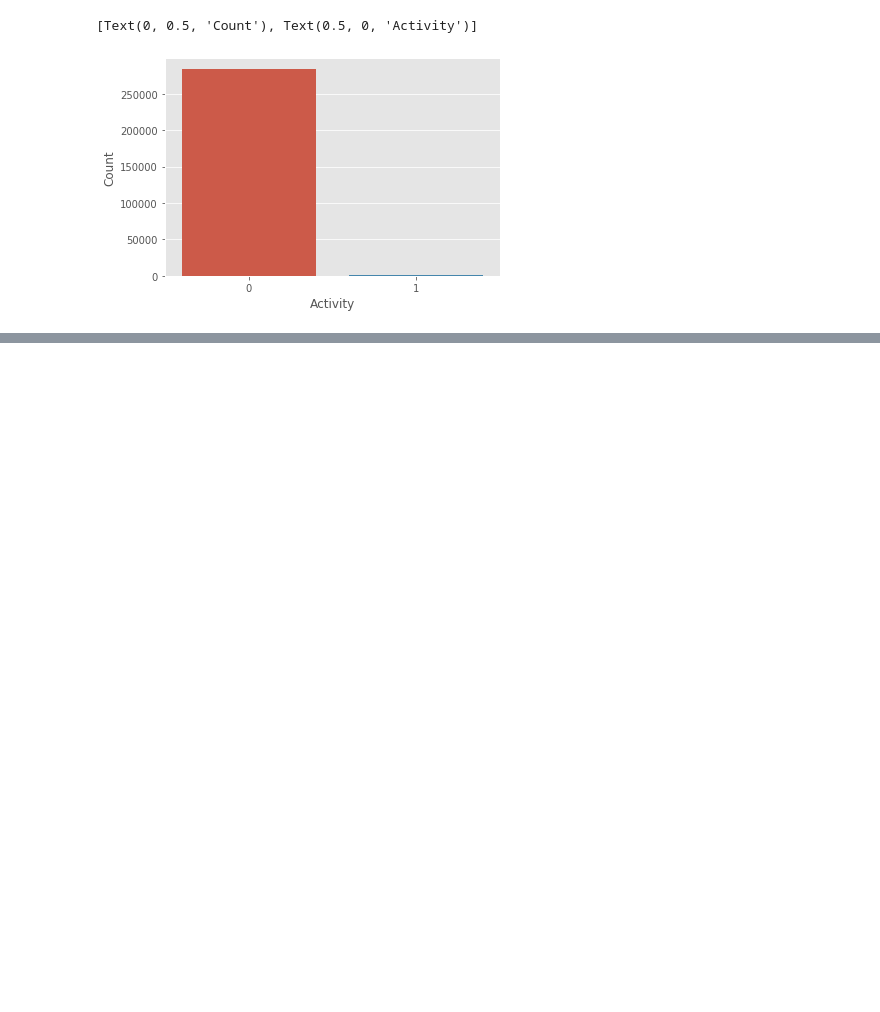
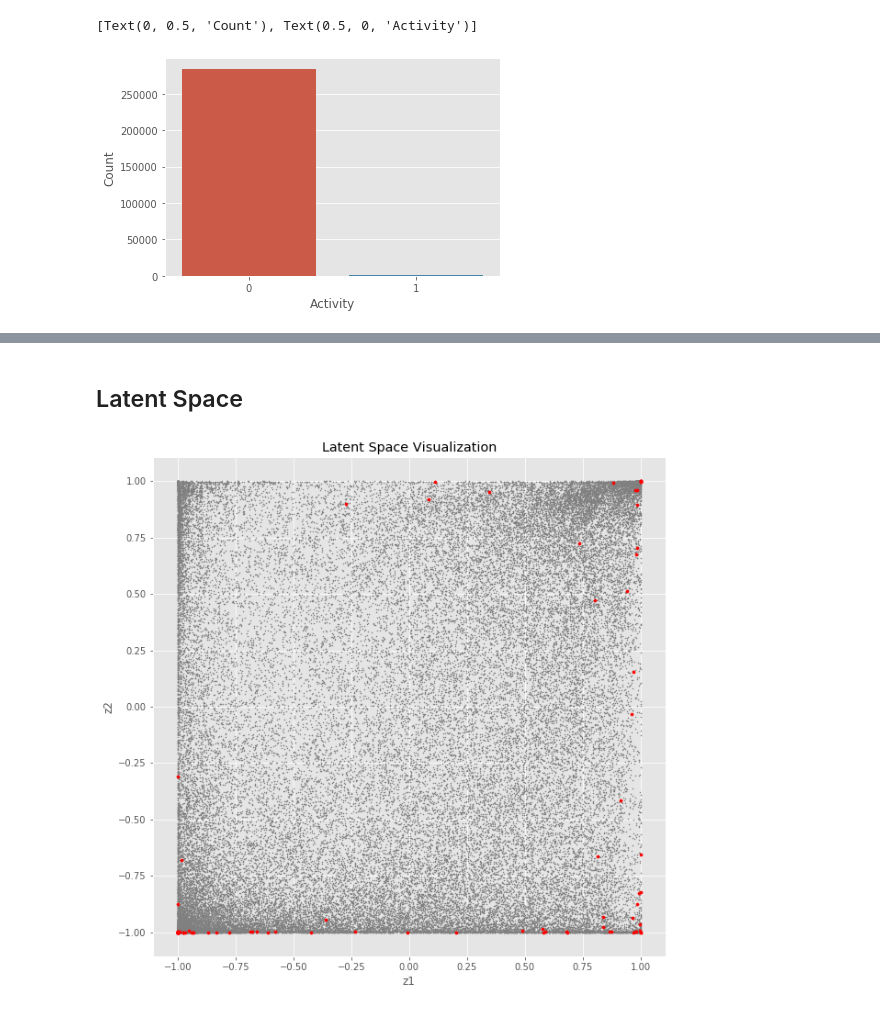
Before and after one commit to jpcpereira/Tutorial-On-Deep-Learning-for-PDEng-Data-Science, a Jupyter notebook: fraud_detection.ipynb, the cells around one changed output, grey strips where cells are left out. Cells and saved outputs as stored; diff of their text form; code cells hidden in the pictures; blank space fills up the shorter version.

```diff
--- a/fraud_detection.ipynb
+++ b/fraud_detection.ipynb
@@ -212,0 +264,12 @@ sns.heatmap(conf_matrix, annot=True)
+# %% [markdown]
+## Latent Space
+# %%
+z_test = predictions = model_z.predict(x_test) # Predict code z given input x
+# %%
+plt.figure(figsize=(10, 10))
+plt.scatter(z_test[np.where(y_test==0)[0],0], z_test[np.where(y_test==0)[0],1], s=1.0, color="grey")
+plt.scatter(z_test[np.where(y_test==1)[0],0], z_test[np.where(y_test==1)[0],1], s=10.0, color="red")
+plt.title("Latent Space Visualization")
+plt.xlabel(r"z1"); plt.ylabel(r"z2");
+# %% [output]
+[figure, added]
```
Also changed, not shown: parts of 39 cells of this notebook.
